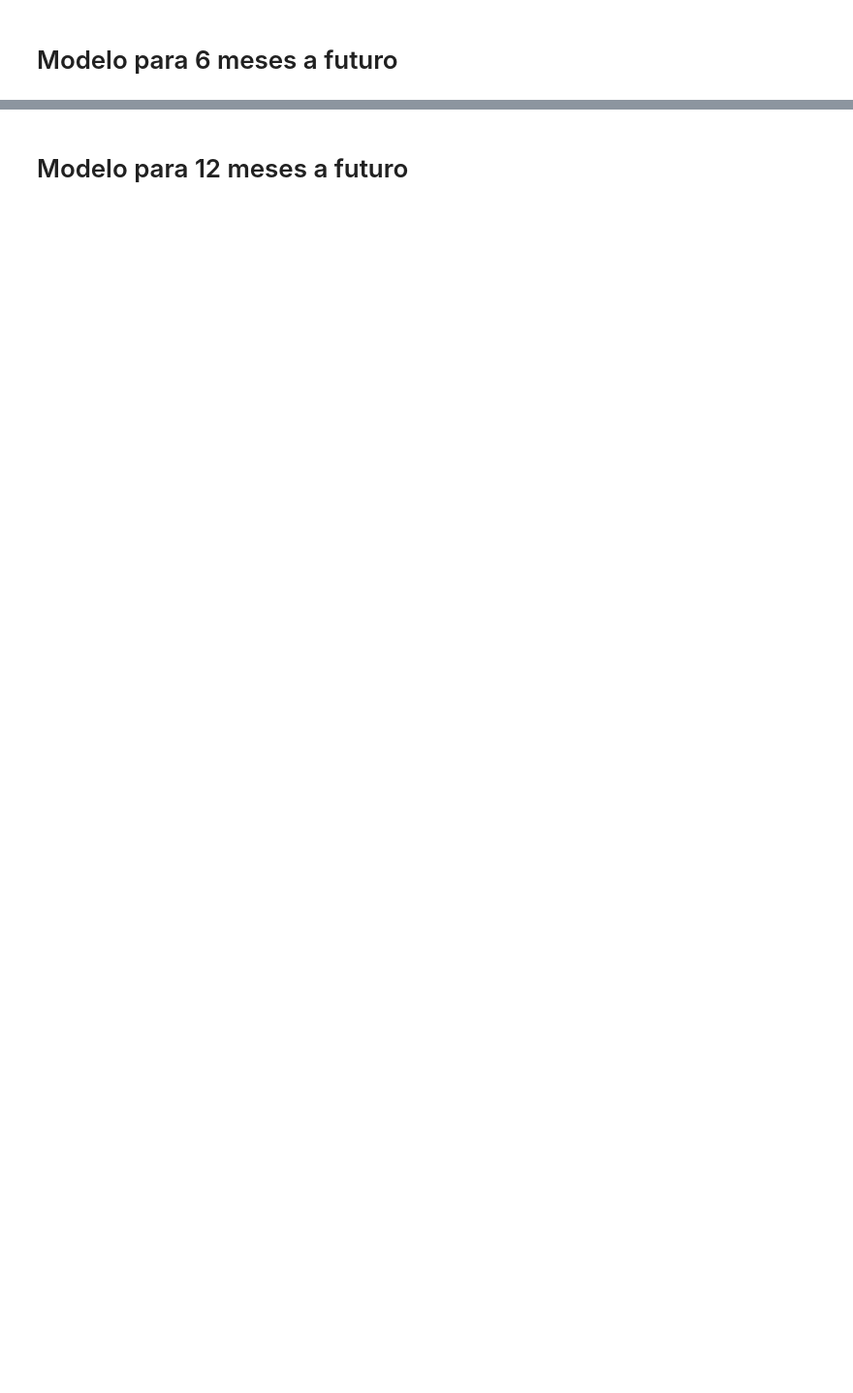
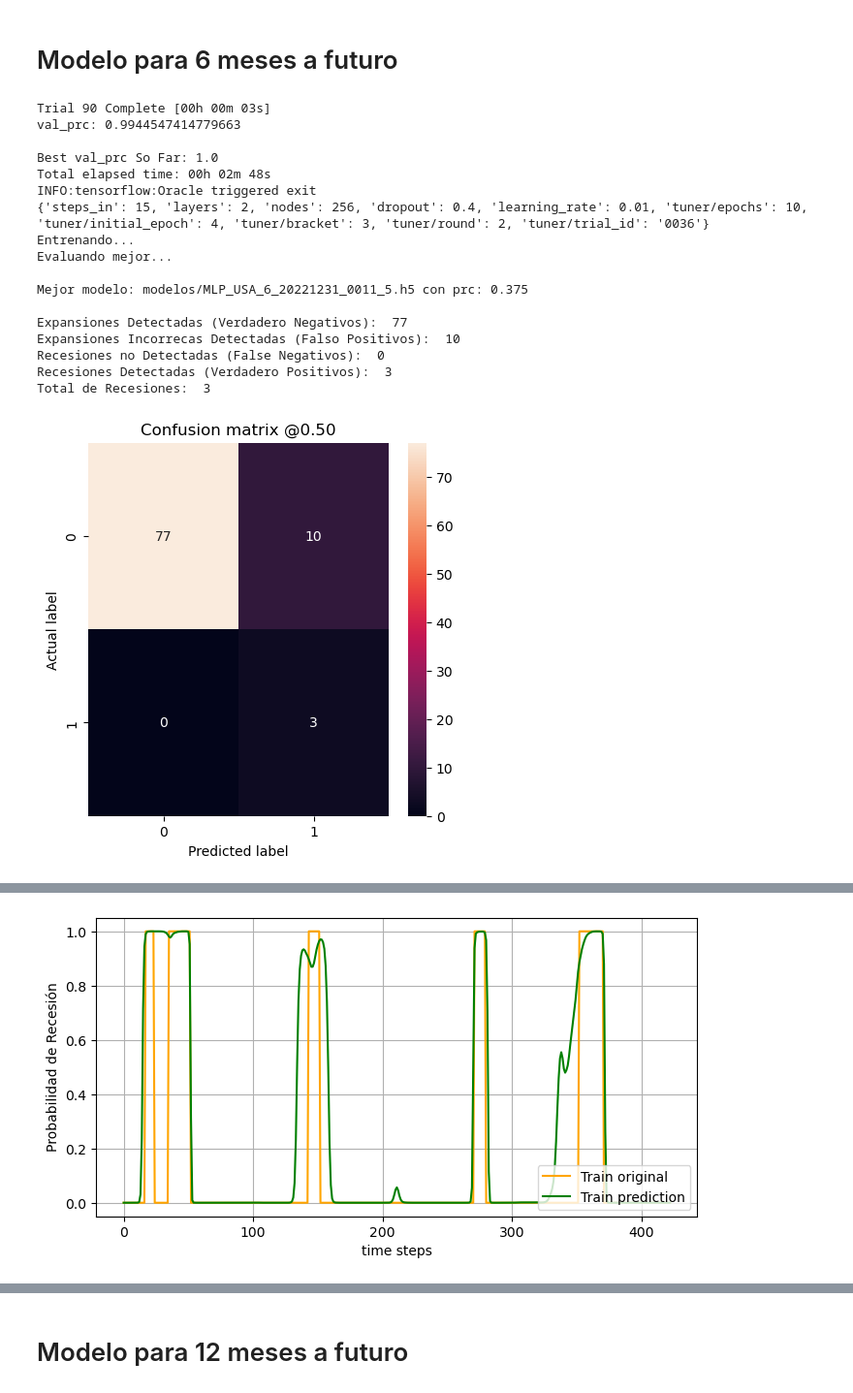
Before and after one commit to valegrei/crisis-forecasting, a Jupyter notebook: modelamiento/MLP_USA.ipynb, the cells around one changed output, grey strips where cells are left out. Shown at 97% size. Saved outputs shown, nothing was run; the diff lists cells and outputs as text; code cells hidden in the pictures; blank space fills up the shorter version.

```diff
--- a/modelamiento/MLP_USA.ipynb
+++ b/modelamiento/MLP_USA.ipynb
@@ -287,4 +310,23 @@ def optimizar_y_entrenar(name_prj, n_steps_out):
 # %% [markdown]
 # Modelo para 6 meses a futuro
 # %%
-#optimizar_y_entrenar(name_prj, n_steps_out[1])
+optimizar_y_entrenar(name_prj, n_steps_out[1])
+# %% [output]
+Trial 90 Complete [00h 00m 03s]
+val_prc: 0.9944547414779663
+
+Best val_prc So Far: 1.0
+Total elapsed time: 00h 02m 48s
+INFO:tensorflow:Oracle triggered exit
+{'steps_in': 15, 'layers': 2, 'nodes': 256, 'dropout': 0.4, 'learning_rate': 0.01, 'tuner/epochs': 10, 'tuner/initial_epoch': 4, 'tuner/bracket': 3, 'tuner/round': 2, 'tuner/trial_id': '0036'}
+Entrenando...
+Evaluando mejor...
+
+Mejor modelo: modelos/MLP_USA_6_20221231_0011_5.h5 con prc: 0.375
+
+Expansiones Detectadas (Verdadero Negativos):  77
+Expansiones Incorrecas Detectadas (Falso Positivos):  10
+Recesiones no Detectadas (False Negativos):  0
+Recesiones Detectadas (Verdadero Positivos):  3
+Total de Recesiones:  3
+[figure, added]
@@ -290,0 +335 @@ def optimizar_y_entrenar(name_prj, n_steps_out):
+[figure, added]
```
Also changed, not shown: parts of 5 cells of this notebook, 30 other files.
